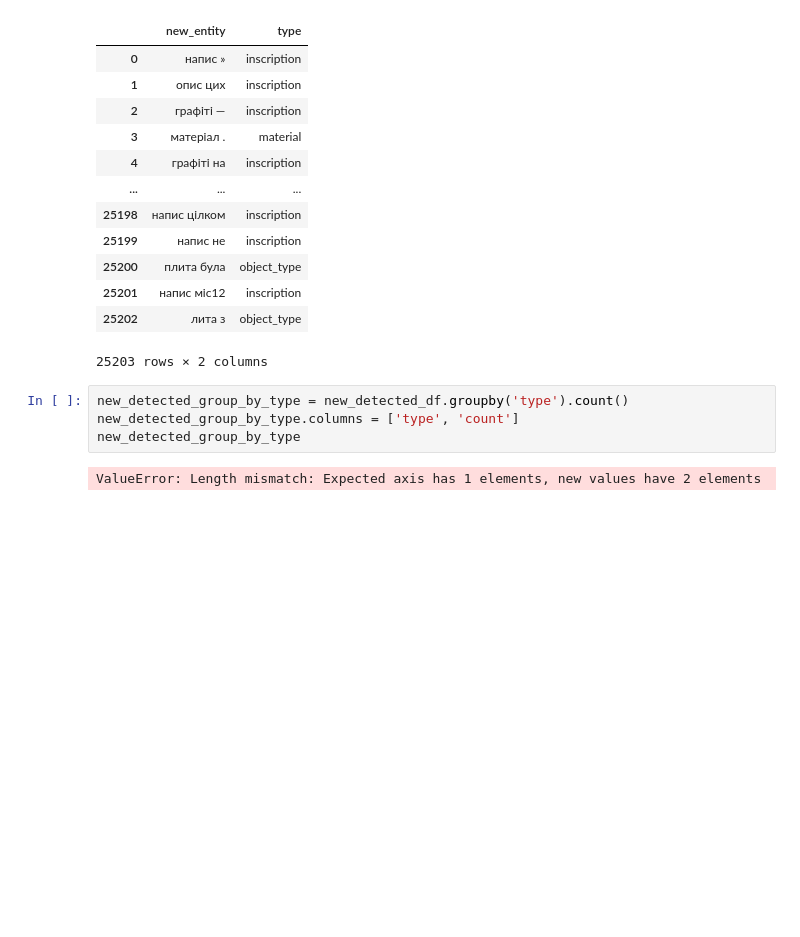
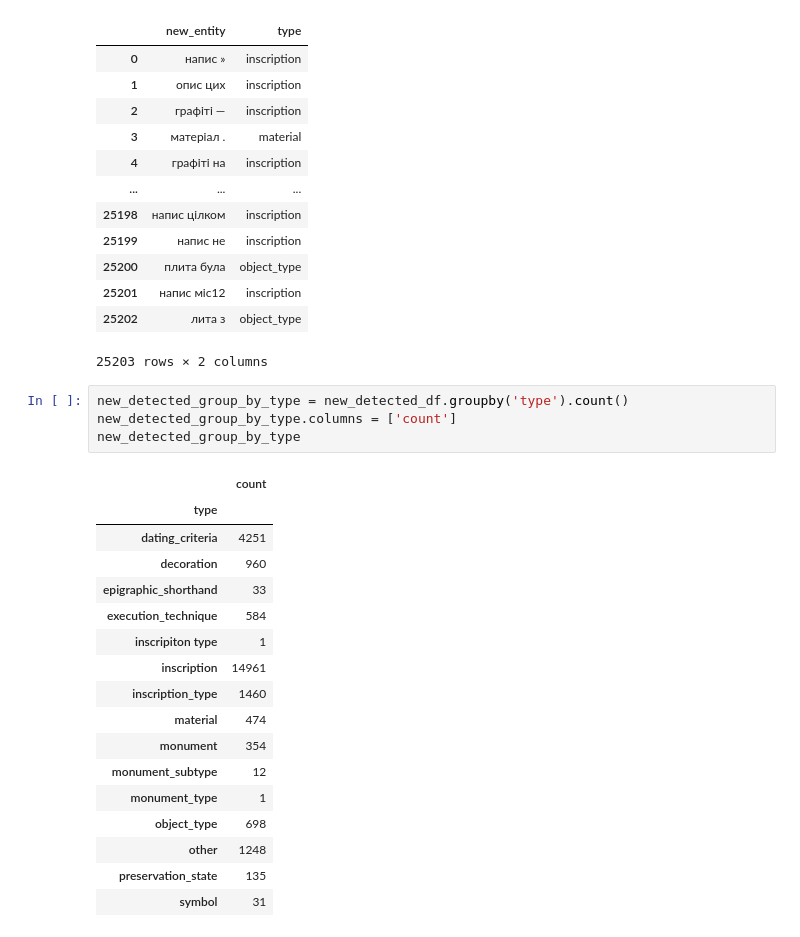
Before and after one commit to dh-epfl-students/dhlab-ukraine-epigraphy, a Jupyter notebook: process_second.ipynb, the cells around one changed output. Cells and saved outputs as stored; diff of their text form; blank space fills up the shorter version.

```diff
--- a/process_second.ipynb
+++ b/process_second.ipynb
@@ -432,7 +432,23 @@ new_detected_df
 25203 rows × 2 columns
 # %%
 new_detected_group_by_type = new_detected_df.groupby('type').count()
-new_detected_group_by_type.columns = ['type', 'count']
+new_detected_group_by_type.columns = ['count']
 new_detected_group_by_type
 # %% [output]
-ValueError: Length mismatch: Expected axis has 1 elements, new values have 2 elements
+|  | count |
+| type |  |
+| dating_criteria | 4251 |
+| decoration | 960 |
+| epigraphic_shorthand | 33 |
+| execution_technique | 584 |
+| inscripiton type | 1 |
+| inscription | 14961 |
+| inscription_type | 1460 |
+| material | 474 |
+| monument | 354 |
+| monument_subtype | 12 |
+| monument_type | 1 |
+| object_type | 698 |
+| other | 1248 |
+| preservation_state | 135 |
+| symbol | 31 |
```
Also changed, not shown: parts of 2 cells of this notebook.
